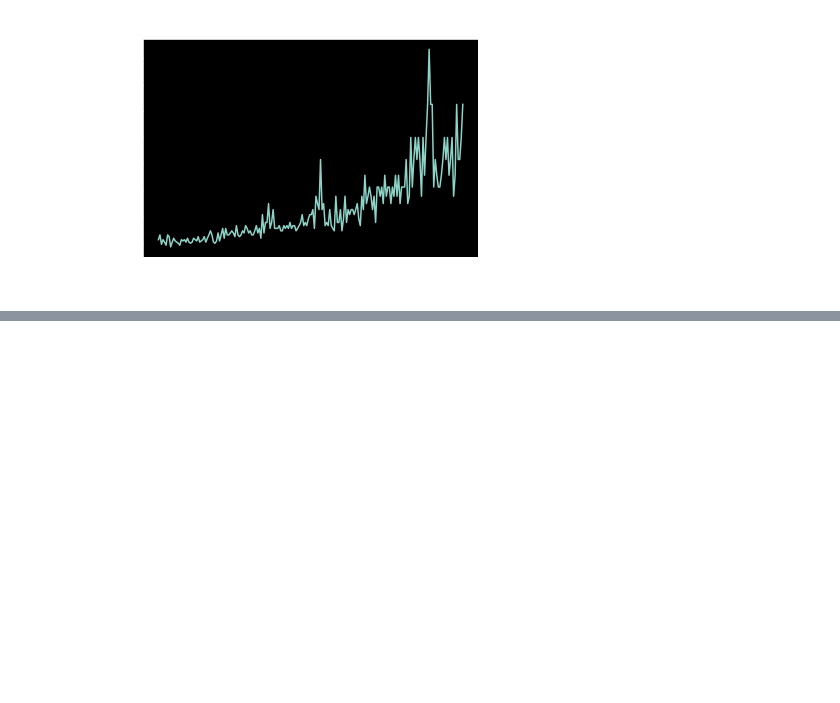
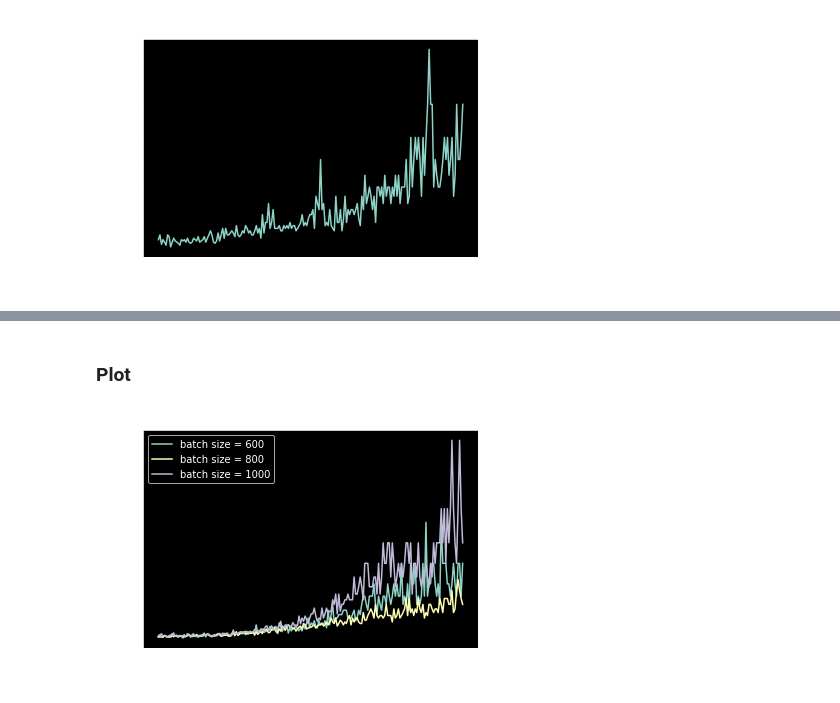
Before and after one commit to InspireX96/ECE-276C, a Jupyter notebook: ECE276C_HW3/p1.ipynb, the cells around one changed output, grey strips where cells are left out. Saved outputs shown, nothing was run; the diff lists cells and outputs as text; code cells hidden in the pictures; blank space fills up the shorter version.

```diff
--- a/ECE276C_HW3/p1.ipynb
+++ b/ECE276C_HW3/p1.ipynb
@@ -382,0 +387,15 @@ plt.show()
+# %%
+batch_size_list = [600, 800, 1000]
+average_reward_list_final = []
+
+for batch_size in batch_size_list:
+    print('\n***** batch size = {} *****\n'.format(batch_size))
+    # setup environment
+    env = gym.make('CartPole-v1')
+    state = env.reset()
+
+    # setup network
+    policy_network = PolicyNetwork(env).to(device)
+
+    # train
+    average_reward_list_final.append(reinforce_with_baseline(env, policy_network, batch_size=batch_size, num_episodes=200, lr=0.01, gamma=0.99,                                                                                 enable_baseline=True))
@@ -382,0 +420,15 @@ plt.show()
+# %% [markdown]
+### Plot
+# %%
+%matplotlib inline
+plt.figure()
+for average_reward_list in average_reward_list_final:
+    plt.plot(average_reward_list)
+plt.xlabel('episode')
+plt.ylabel('average reward')
+plt.legend(['batch size = ' + str(batch_size) for batch_size in batch_size_list])
+plt.title('Question 1.3 Average Rewards at Each Iteration')
+plt.savefig('Question_1-3.png')
+plt.show()
+# %% [output]
+[figure, added]
```
Also changed, not shown: parts of 3 cells of this notebook.
